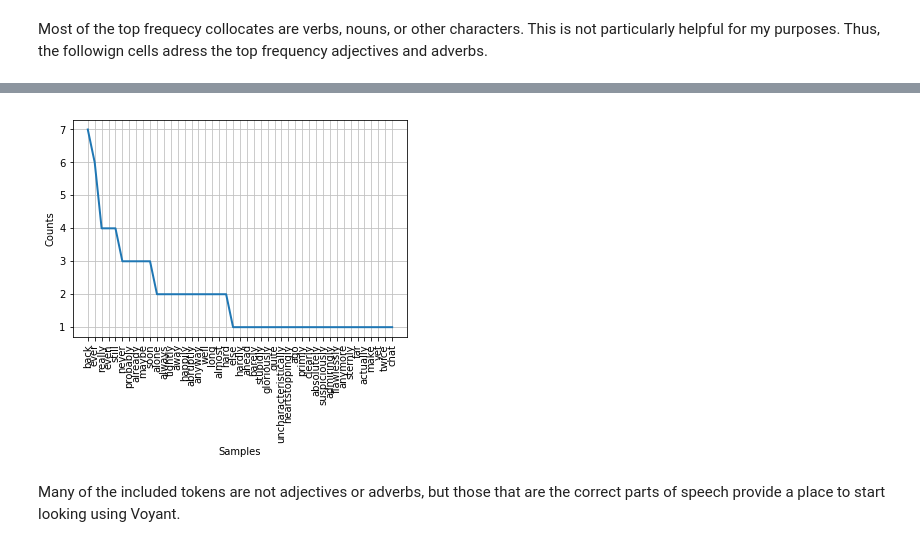
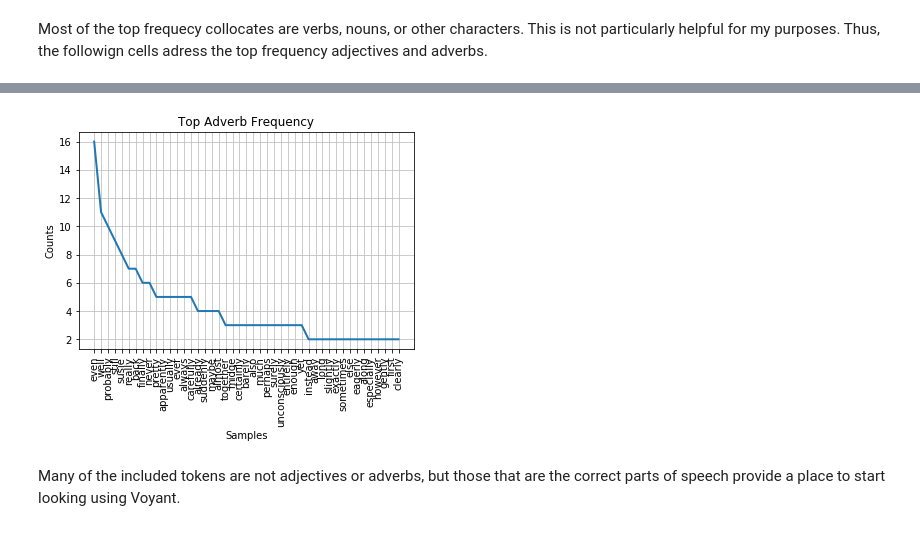
Before and after one commit to nlgauvreau/LLCU612, a Jupyter notebook: Final Assignment/Appendix 2–Text Analysis Work.ipynb, the cells around one changed output, grey strips where cells are left out. Saved outputs shown, nothing was run; the diff lists cells and outputs as text; code cells hidden in the pictures.

```diff
--- a/Final Assignment/Appendix 2–Text Analysis Work.ipynb
+++ b/Final Assignment/Appendix 2–Text Analysis Work.ipynb
@@ -43,7 +43,7 @@ you terrible thing you beautiful thing.txt
 # %% [markdown]
 The following cell is changed for each file name to find collocates in that text. All subsequent cells must be re-run as well.
 # %%
-targetText = "a kiss is just a kiss.txt" #the file name is what is modified each time
+targetText = "A Peg in a Round Hole.txt" #the file name is what is modified each time
 
 with open(targetText, "r") as f:
     theText = f.read()
@@ -103,9 +103,9 @@ maiselAdjectivesFreqs.plot(45)
 # %%
 maiselTagged = nltk.pos_tag(theRealTokens)
 maiselAdverbs = [token for token, pos in maiselTagged if "RB" == pos]
 maiselAdverbsFreqs = nltk.FreqDist(maiselAdverbs)
-maiselAdverbsFreqs.plot(45)
+maiselAdverbsFreqs.plot(45, title="Top Adverb Frequency")
 # %% [output]
-[figure, old version]
+[figure, new version]
 # %% [markdown]
 Many of the included tokens are not adjectives or adverbs, but those that are the correct parts of speech provide a place to start looking using Voyant.
```
Also changed, not shown: parts of 6 cells of this notebook, 1 other file.
